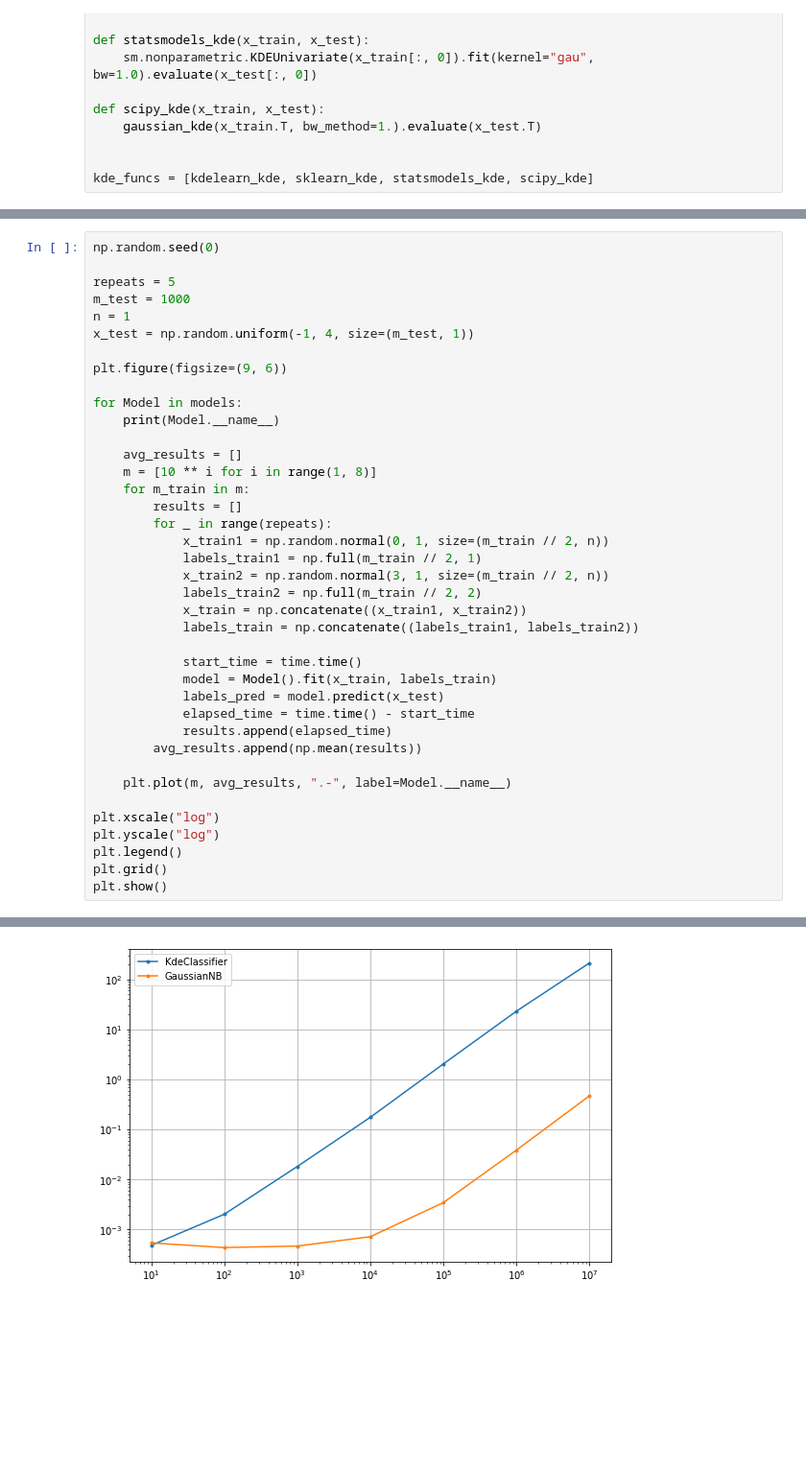
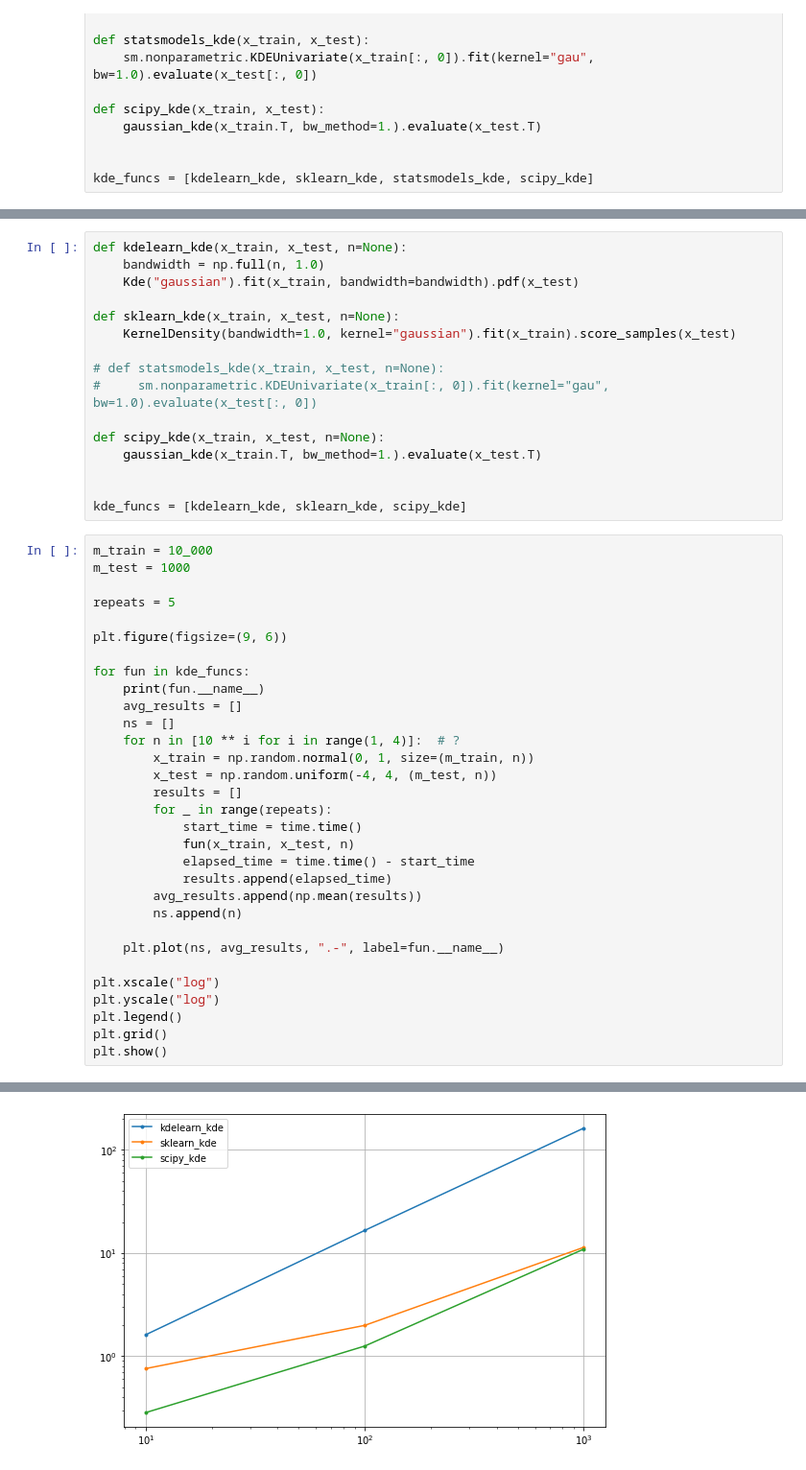
Before and after one commit to krystianfranus/kde-learn, a Jupyter notebook: notebooks/Kde_performance.ipynb, the cells around one changed output, grey strips where cells are left out. Shown: that part at 96% size. Cells and saved outputs as stored; diff of their text form; blank space fills up the shorter version.

```diff
--- a/notebooks/Kde_performance.ipynb
+++ b/notebooks/Kde_performance.ipynb
@@ -79,36 +79,44 @@ models = [KdeClassifier, GaussianNB]
+# %%
+def kdelearn_kde(x_train, x_test, n=None):
+    bandwidth = np.full(n, 1.0)
+    Kde("gaussian").fit(x_train, bandwidth=bandwidth).pdf(x_test)
+
+def sklearn_kde(x_train, x_test, n=None):
+    KernelDensity(bandwidth=1.0, kernel="gaussian").fit(x_train).score_samples(x_test)
+
+# def statsmodels_kde(x_train, x_test, n=None):
+#     sm.nonparametric.KDEUnivariate(x_train[:, 0]).fit(kernel="gau", bw=1.0).evaluate(x_test[:, 0])
+
+def scipy_kde(x_train, x_test, n=None):
+    gaussian_kde(x_train.T, bw_method=1.).evaluate(x_test.T)
+
+
+kde_funcs = [kdelearn_kde, sklearn_kde, scipy_kde]
 # %%
-np.random.seed(0)
+m_train = 10_000
+m_test = 1000
 
 repeats = 5
-m_test = 1000
-n = 1
-x_test = np.random.uniform(-1, 4, size=(m_test, 1))
 
 plt.figure(figsize=(9, 6))
 
-for Model in models:
-    print(Model.__name__)
-
+for fun in kde_funcs:
+    print(fun.__name__)
     avg_results = []
-    m = [10 ** i for i in range(1, 8)]
-    for m_train in m:
+    ns = []
+    for n in [10 ** i for i in range(1, 4)]:  # ?
+        x_train = np.random.normal(0, 1, size=(m_train, n))
+        x_test = np.random.uniform(-4, 4, (m_test, n))
         results = []
         for _ in range(repeats):
-            x_train1 = np.random.normal(0, 1, size=(m_train // 2, n))
-            labels_train1 = np.full(m_train // 2, 1)
-            x_train2 = np.random.normal(3, 1, size=(m_train // 2, n))
-            labels_train2 = np.full(m_train // 2, 2)
-            x_train = np.concatenate((x_train1, x_train2))
-            labels_train = np.concatenate((labels_train1, labels_train2))
-
             start_time = time.time()
-            model = Model().fit(x_train, labels_train)
-            labels_pred = model.predict(x_test)
+            fun(x_train, x_test, n)
             elapsed_time = time.time() - start_time
             results.append(elapsed_time)
         avg_results.append(np.mean(results))
+        ns.append(n)
 
-    plt.plot(m, avg_results, ".-", label=Model.__name__)
+    plt.plot(ns, avg_results, ".-", label=fun.__name__)
 
 plt.xscale("log")
 plt.yscale("log")
@@ -121 +130 @@ GaussianNB
-[figure, old version]
+[figure, new version]
```
Also changed, not shown: parts of 20 cells of this notebook, 10 other files.
